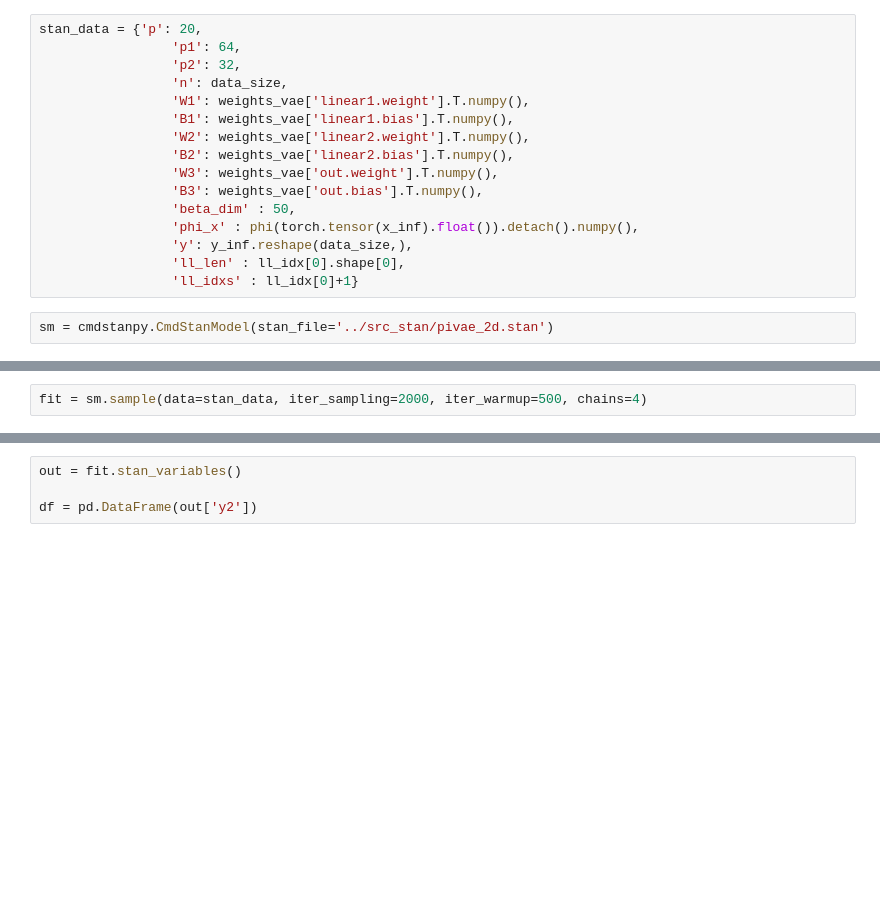
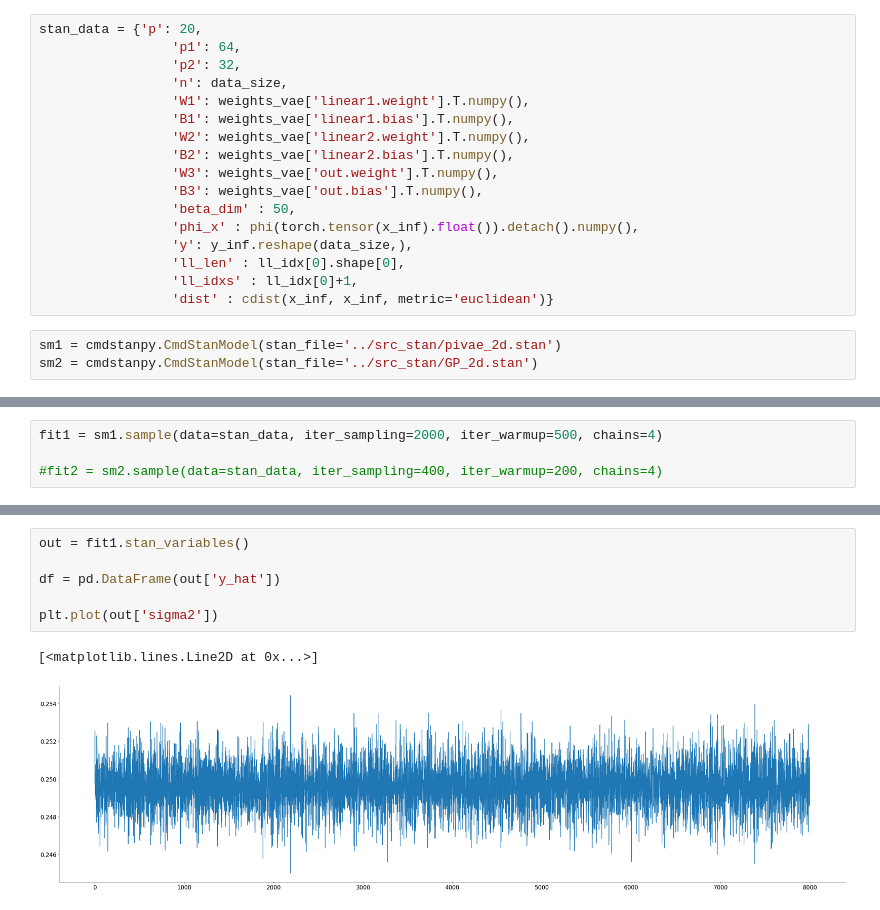
Before and after one commit to flaxter/pi-vae_inference, a Jupyter notebook: notebooks/run_2dgp.ipynb, the cells around one changed output, grey strips where cells are left out. Cells and saved outputs as stored; diff of their text form; blank space fills up the shorter version.

```diff
--- a/notebooks/run_2dgp.ipynb
+++ b/notebooks/run_2dgp.ipynb
@@ -67,6 +121,8 @@ stan_data = {'p': 20,
                  'phi_x' : phi(torch.tensor(x_inf).float()).detach().numpy(),
                  'y': y_inf.reshape(data_size,),
                  'll_len' : ll_idx[0].shape[0],
-                 'll_idxs' : ll_idx[0]+1}
+                 'll_idxs' : ll_idx[0]+1,
+                 'dist' : cdist(x_inf, x_inf, metric='euclidean')}
 # %%
-sm = cmdstanpy.CmdStanModel(stan_file='../src_stan/pivae_2d.stan')
+sm1 = cmdstanpy.CmdStanModel(stan_file='../src_stan/pivae_2d.stan')
+sm2 = cmdstanpy.CmdStanModel(stan_file='../src_stan/GP_2d.stan')
@@ -73,2 +132,4 @@ sm = cmdstanpy.CmdStanModel(stan_file='../src_stan/pivae_2d.stan')
 # %%
-fit = sm.sample(data=stan_data, iter_sampling=2000, iter_warmup=500, chains=4)
+fit1 = sm1.sample(data=stan_data, iter_sampling=2000, iter_warmup=500, chains=4)
+
+#fit2 = sm2.sample(data=stan_data, iter_sampling=400, iter_warmup=200, chains=4)
@@ -75,4 +171,9 @@ fit = sm.sample(data=stan_data, iter_sampling=2000, iter_warmup=500, chains=4)
 # %%
-out = fit.stan_variables()
+out = fit1.stan_variables()
 
-df = pd.DataFrame(out['y2'])
+df = pd.DataFrame(out['y_hat'])
+
+plt.plot(out['sigma2'])
+# %% [output]
+[<matplotlib.lines.Line2D at 0x...>]
+[figure, added]
```
Also changed, not shown: parts of 11 cells of this notebook, 1 other file.
